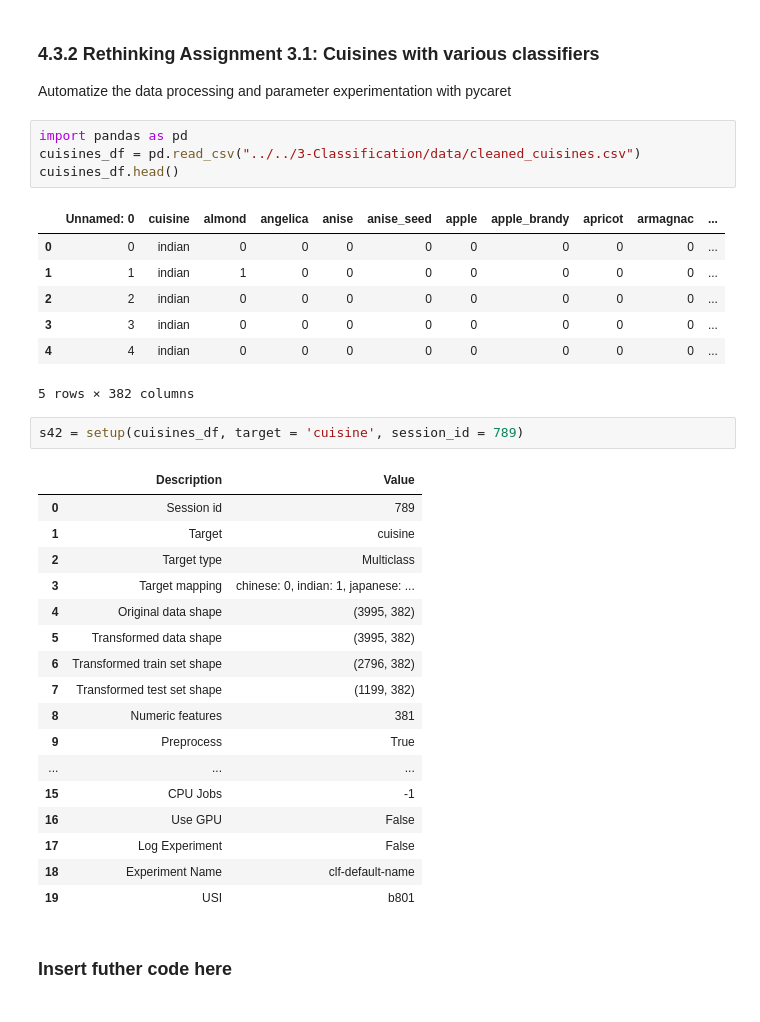
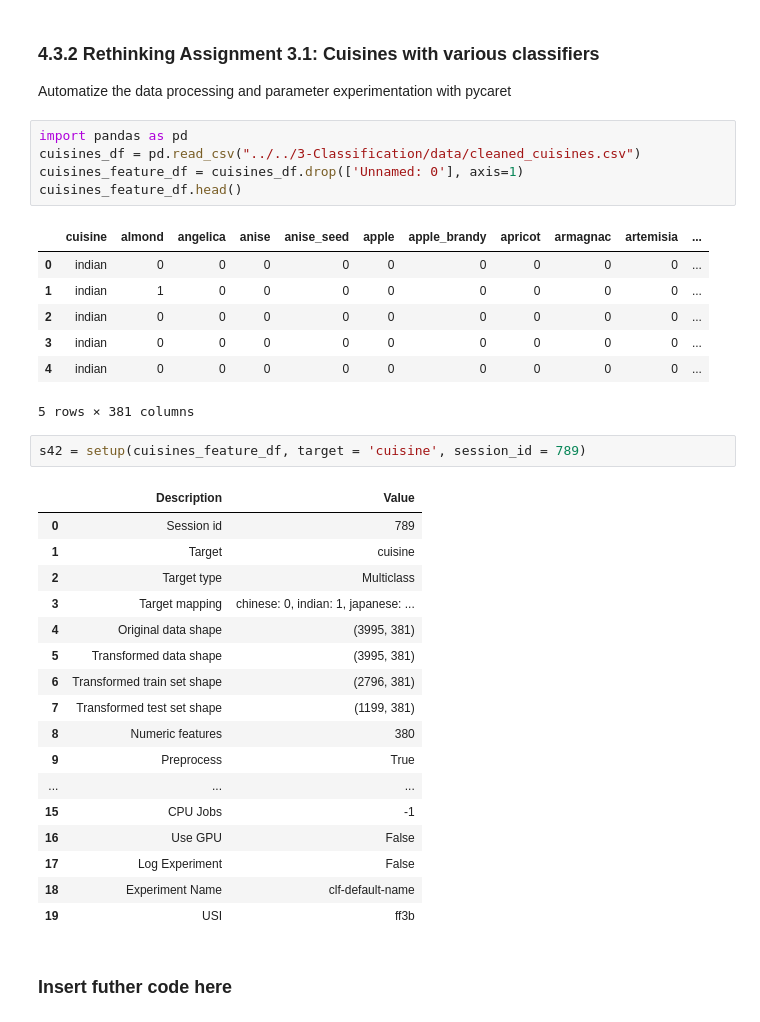
Before and after one commit to LukasGadeMEA20/ML-For-Beginners, a Jupyter notebook: 4-Web-App/images/4-Workshop-VC.ipynb, the cells around one changed output. Cells and saved outputs as stored; diff of their text form.

```diff
--- a/4-Web-App/images/4-Workshop-VC.ipynb
+++ b/4-Web-App/images/4-Workshop-VC.ipynb
@@ -1078,35 +1079,36 @@ Automatize the data processing and parameter experimentation with pycaret
 # %%
 import pandas as pd
 cuisines_df = pd.read_csv("../../3-Classification/data/cleaned_cuisines.csv")
-cuisines_df.head()
+cuisines_feature_df = cuisines_df.drop(['Unnamed: 0'], axis=1)
+cuisines_feature_df.head()
 # %% [output]
-|  | Unnamed: 0 | cuisine | almond | angelica | anise | anise_seed | apple | apple_brandy | apricot | armagnac | ... |
-| 0 | 0 | indian | 0 | 0 | 0 | 0 | 0 | 0 | 0 | 0 | ... |
-| 1 | 1 | indian | 1 | 0 | 0 | 0 | 0 | 0 | 0 | 0 | ... |
-| 2 | 2 | indian | 0 | 0 | 0 | 0 | 0 | 0 | 0 | 0 | ... |
-| 3 | 3 | indian | 0 | 0 | 0 | 0 | 0 | 0 | 0 | 0 | ... |
-| 4 | 4 | indian | 0 | 0 | 0 | 0 | 0 | 0 | 0 | 0 | ... |
+|  | cuisine | almond | angelica | anise | anise_seed | apple | apple_brandy | apricot | armagnac | artemisia | ... |
+| 0 | indian | 0 | 0 | 0 | 0 | 0 | 0 | 0 | 0 | 0 | ... |
+| 1 | indian | 1 | 0 | 0 | 0 | 0 | 0 | 0 | 0 | 0 | ... |
+| 2 | indian | 0 | 0 | 0 | 0 | 0 | 0 | 0 | 0 | 0 | ... |
+| 3 | indian | 0 | 0 | 0 | 0 | 0 | 0 | 0 | 0 | 0 | ... |
+| 4 | indian | 0 | 0 | 0 | 0 | 0 | 0 | 0 | 0 | 0 | ... |
-5 rows × 382 columns
+5 rows × 381 columns
 # %%
-s42 = setup(cuisines_df, target = 'cuisine', session_id = 789)
+s42 = setup(cuisines_feature_df, target = 'cuisine', session_id = 789)
 # %% [output]
 |  | Description | Value |
 | 0 | Session id | 789 |
 | 1 | Target | cuisine |
 | 2 | Target type | Multiclass |
 | 3 | Target mapping | chinese: 0, indian: 1, japanese: ... |
-| 4 | Original data shape | (3995, 382) |
-| 5 | Transformed data shape | (3995, 382) |
-| 6 | Transformed train set shape | (2796, 382) |
-| 7 | Transformed test set shape | (1199, 382) |
-| 8 | Numeric features | 381 |
+| 4 | Original data shape | (3995, 381) |
+| 5 | Transformed data shape | (3995, 381) |
+| 6 | Transformed train set shape | (2796, 381) |
+| 7 | Transformed test set shape | (1199, 381) |
+| 8 | Numeric features | 380 |
 | 9 | Preprocess | True |
 | ... | ... | ... |
 | 15 | CPU Jobs | -1 |
 | 16 | Use GPU | False |
 | 17 | Log Experiment | False |
 | 18 | Experiment Name | clf-default-name |
-| 19 | USI | b801 |
+| 19 | USI | ff3b |
 # %% [markdown]
 ### Insert futher code here
 # %%
```
Also changed, not shown: parts of 5 cells of this notebook.
